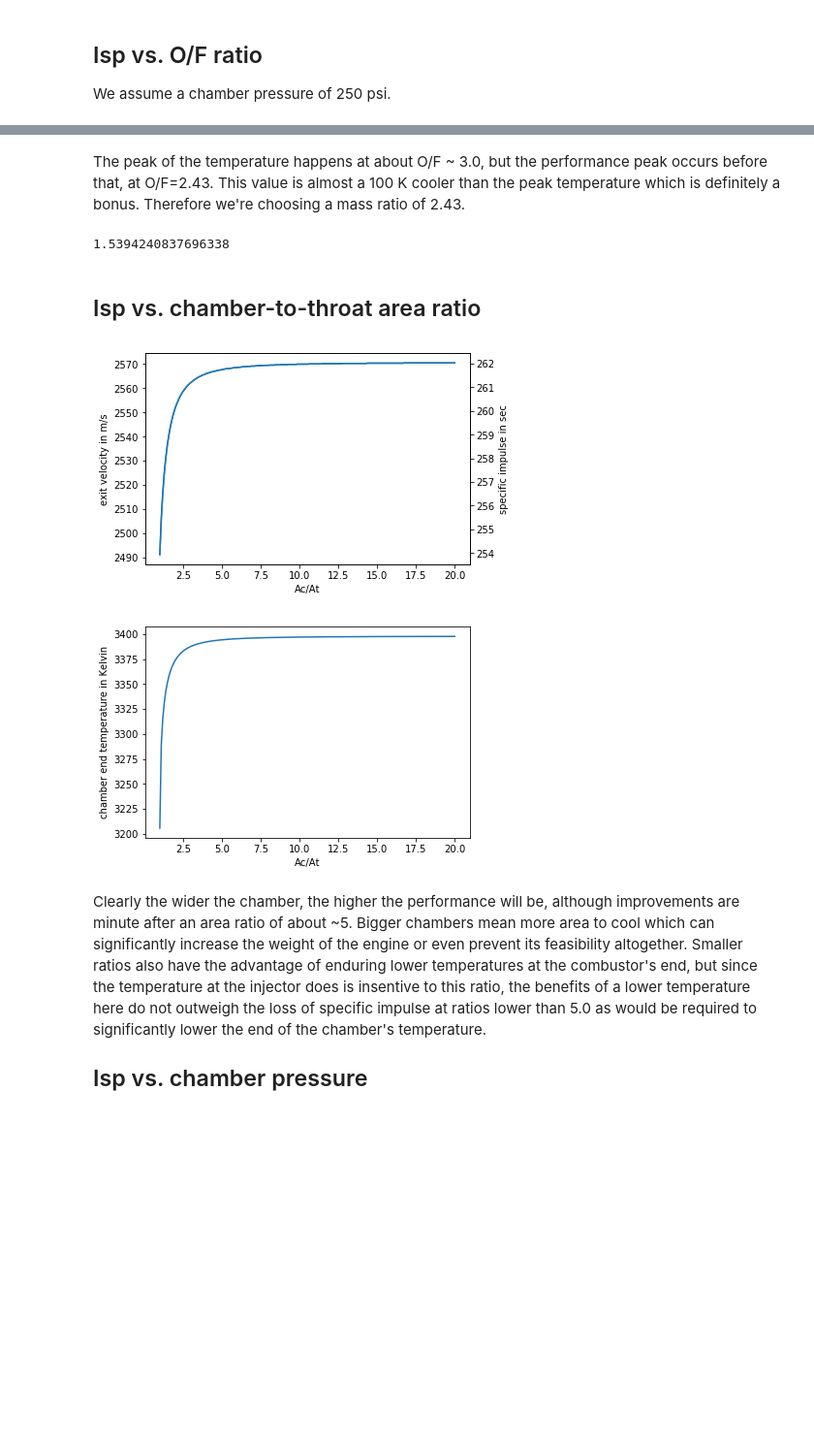
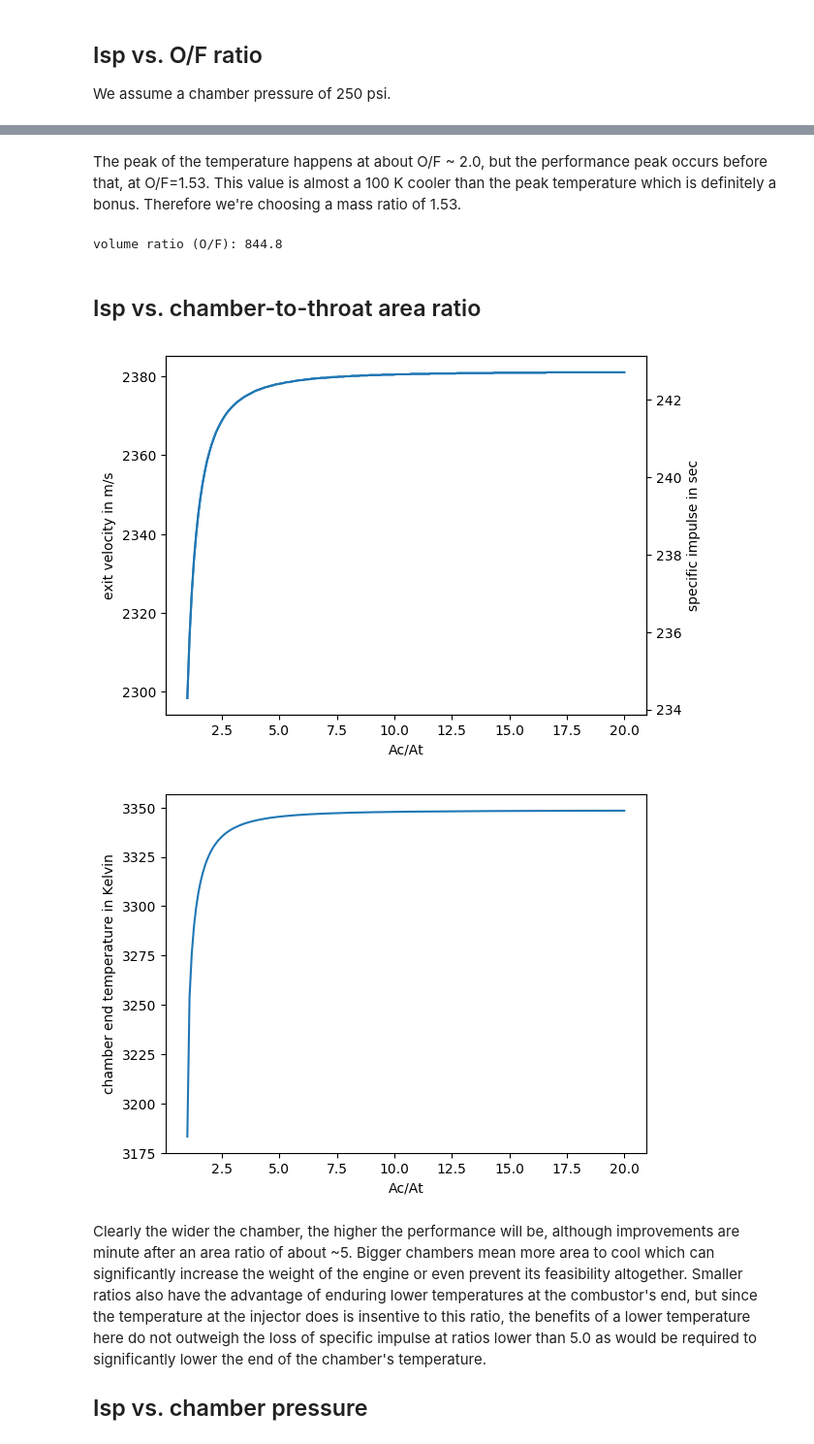
Before and after one commit to Xenophyte/preliminary_rocket_design, a Jupyter notebook: rocket_design.ipynb, the cells around one changed output, grey strips where cells are left out. Shown at 97% size. Saved outputs shown, nothing was run; the diff lists cells and outputs as text; code cells hidden in the pictures; blank space fills up the shorter version.

```diff
--- a/rocket_design.ipynb
+++ b/rocket_design.ipynb
@@ -107,19 +203,6 @@ runAll(input_dict)
 
 We assume a chamber pressure of 250 psi.
 # %%
-import matplotlib.pyplot as plt
-import numpy as np
-
-
-input_dict = {"case number":2003,
-              "chamber-to-throat area ratio":5.64285736166,
-              "chamber temperature":3000,
-              "chamber pressure":250,
-              "pressure ratio":20.4207459666,
-              "fuel":"C8H18(L),n-octa",
-              "fuel temperature":298,
-              "oxidizer":"O2(L)"
-             }
 OFratio = np.linspace(1.2,8.0,200)
 Isp = []
 Tc = []
@@ -153,5 +236,5 @@ This graph shows that a mass ratio of about 2.5 yields the maximum spcific impul
 # %%
-OFratio = np.linspace(2.4,3.2,300)
+OFratio = np.linspace(1.5,2.1,300)#(1.5,1.55,300)
 Isp = []
 Tc = []
 for r in OFratio:
@@ -161,13 +244,13 @@ for r in OFratio:
     res_Tc = res["injector temperature"]
     Isp.append(res_Isp)
     Tc.append(res_Tc)
-Isp = np.array(Isp)
-Tc = np.array(Tc)
+Isp = np.array(Isp)*meter/sec
+Tc = np.array(Tc)*Kelvin
 fig, ax1 = plt.subplots()
-ax1.plot(OFratio,Isp)
+ax1.plot(OFratio,Isp/(meter/sec))
 ax1.set_ylabel("exit velocity in m/s")
 ax2 = ax1.twinx()
-plt.plot(OFratio,Isp/9.81)
+plt.plot(OFratio,Isp/(9.81*meter/sec**2)/sec)
 ax2.set_ylabel("specific impulse in sec")
 ax1.set_xlabel("O/F mass ratio")
 plt.show()
@@ -182,52 +265,42 @@ plt.show()
 # %% [markdown]
-The peak of the temperature happens at about O/F ~ 3.0, but the performance peak occurs before that, at O/F=2.43. This value is almost a 100 K cooler than the peak temperature which is definitely a bonus. Therefore we're choosing a mass ratio of 2.43.
+The peak of the temperature happens at about O/F ~ 2.0, but the performance peak occurs before that, at O/F=1.53. This value is almost a 100 K cooler than the peak temperature which is definitely a bonus. Therefore we're choosing a mass ratio of 1.53.
-# %%
-fuel_density = 0.726
-oxidizer_density = 1.146
-2.43*fuel_density/oxidizer_density
-# %% [output]
-1.5394240837696338
+# %%
+fuel_density = species["ethanol"]["density"]
+oxidizer_density = species["gaseous oxygen"]["density"]
+print("volume ratio (O/F): {:.4}".format(1.53*fuel_density/oxidizer_density))
+# %% [output]
+volume ratio (O/F): 844.8
 # %% [markdown]
 ## Isp vs. chamber-to-throat area ratio
 # %%
-input_dict = {"case number":2003,
-              "OFratio": 2.43,
-              "chamber-to-throat area ratio":5.64285736166,
-              "chamber temperature":3000,
-              "chamber pressure":250,
-              "pressure ratio":20.4207459666,
-              "fuel":"C8H18(L),n-octa",
-              "fuel temperature":298,
-              "oxidizer":"O2(L)"
-             }
 AcAt = np.linspace(1.0,20.0,200)
 Isp = []
 Tc = []
 for r in AcAt:
     input_dict["chamber-to-throat area ratio"] = r
     res = runAll(input_dict)
     res_Isp = res["Isp"]
     res_Tc = res["chamber end temperature"]
     Isp.append(res_Isp)
     Tc.append(res_Tc)
-Isp = np.array(Isp)
-Tc = np.array(Tc)
+Isp = np.array(Isp)*(meter/sec)
+Tc = np.array(Tc)*Kelvin
 fig, ax1 = plt.subplots()
-ax1.plot(AcAt,Isp)
+ax1.plot(AcAt,Isp/(meter/sec))
 ax1.set_ylabel("exit velocity in m/s")
 ax2 = ax1.twinx()
-plt.plot(AcAt,Isp/9.81)
+plt.plot(AcAt,Isp/(9.81*meter/sec**2)/sec)
 ax2.set_ylabel("specific impulse in sec")
 ax1.set_xlabel("Ac/At")
 plt.show()
 
 plt.plot(AcAt,Tc)
 plt.xlabel("Ac/At")
 plt.ylabel("chamber end temperature in Kelvin")
 plt.show()
 # %% [output]
-[figure, old version]
+[figure, new version]
-[figure, old version]
+[figure, new version]
 # %% [markdown]
 Clearly the wider the chamber, the higher the performance will be, although improvements are minute after an area ratio of about ~5. Bigger chambers mean more area to cool which can significantly increase the weight of the engine or even prevent its feasibility altogether. Smaller ratios also have the advantage of enduring lower temperatures at the combustor's end, but since the temperature at the injector does is insentive to this ratio, the benefits of a lower temperature here do not outweigh the loss of specific impulse at ratios lower than 5.0 as would be required to significantly lower the end of the chamber's temperature.
 
```
Also changed, not shown: parts of 23 cells of this notebook.
